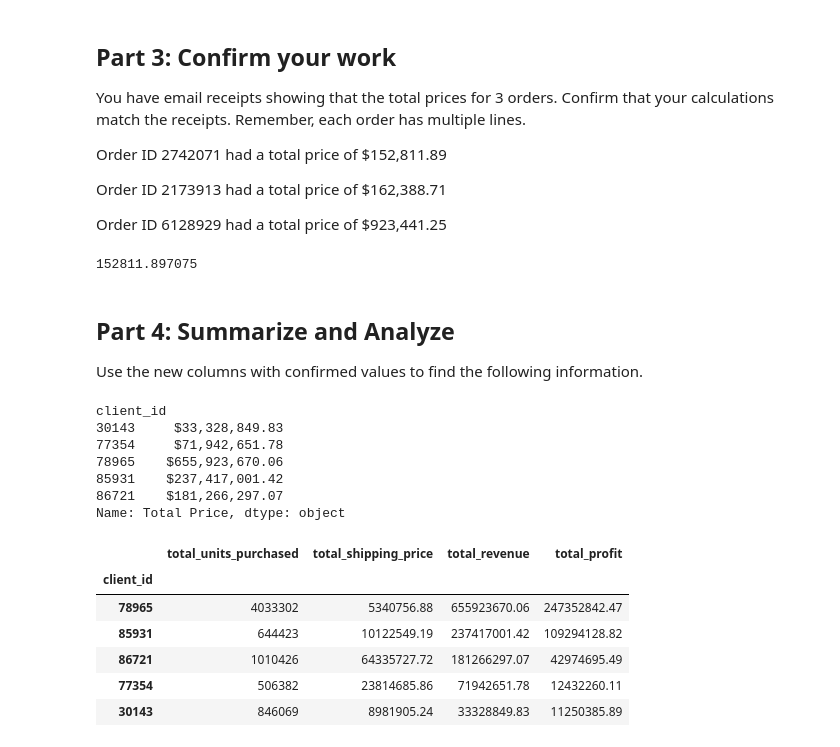
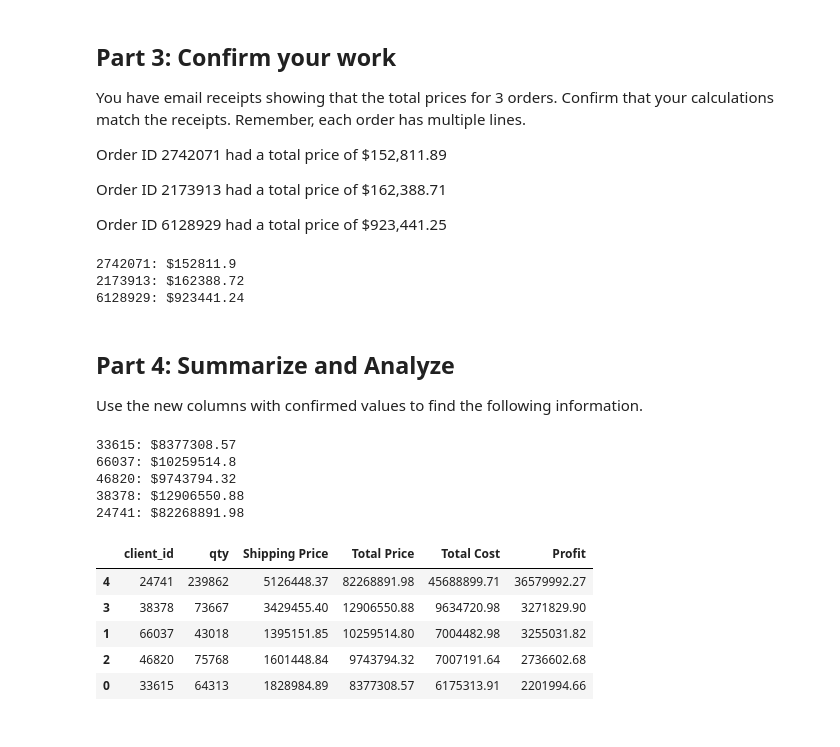
Before and after one commit to rwlankford/pandas-challenge-1, a Jupyter notebook: module_4_challenge.ipynb, the cells around one changed output. Saved outputs shown, nothing was run; the diff lists cells and outputs as text; code cells hidden in the pictures.

Commit message:
Add files via upload
Added the proper Top 5 Clients to Part 4

```diff
--- a/module_4_challenge.ipynb
+++ b/module_4_challenge.ipynb
@@ -7,7 +7,7 @@ import pandas as pd
 
 df = pd.read_csv('Resources/client_dataset.csv')
 
-pd.options.display.float_format = '{:.2f}'.format
+#pd.options.display.float_format = '{:.2f}'.format
 
 df.head()
 # %% [output]
@@ -210,11 +210,3 @@ df
 | 54637 | Wanda | Solomon | Toxicologist | (311)767-4924 | solomonwanda5962@ross.org | 24485 | 7592730 | 2023-01-18 | 3 | 2023 | ... |
 | 54638 | Dwayne | Bell | Chief Financial Officer | 606-619-7667x9508 | belld@galvan.com | 24007 | 7489403 | 2023-01-04 | 1 | 2023 | ... |
 54639 rows × 24 columns
-# %%
-# Clean data formats
-df['Shipping Price'] = df['Shipping Price'].astype(float)
-df['Total Price'] = df['Total Price'].astype(float)
-df['Total Cost'] = df['Total Cost'].astype(float)
-df['Profit'] = df['Profit'].astype(float)
-
-df
@@ -243,55 +221,51 @@ Order ID 2173913 had a total price of \$162,388.71
 Order ID 6128929 had a total price of \$923,441.25
 # %%
 # Check your work using the totals above
-#total_client_spend = df.loc[df['order_id'] == 2742071, 'Total Price'].sum()
-#total_client_spend
+confirm_ids = [2742071, 2173913, 6128929]
+
+def calc_confirm(order_id, column):
+    calc_df = df.loc[df['order_id'] == order_id, column]
+    return round(calc_df.sum(), 2)
+
+for order_id in confirm_ids:
+    print(f"{order_id}: ${calc_confirm(order_id, 'Total Price')}")
 # %% [output]
-152811.897075
+2742071: $152811.9
+2173913: $162388.72
+6128929: $923441.24
 # %% [markdown]
 ## Part 4: Summarize and Analyze
 Use the new columns with confirmed values to find the following information.
 # %%
 # How much did each of the top 5 clients by quantity spend? Check your work from Part 1 for client ids.
-sorted_qty_df = df.sort_values(by='qty', ascending=False)
-highest_qty_client_list = sorted_qty_df['client_id'].head(5).tolist()
+def client_spend(client_id, column):
+    clientid_df = df.loc[df['client_id'] == client_id, column]
+    return round(clientid_df.sum(), 2)
 
-client_spend = df[df['client_id'].apply(lambda x: x in highest_qty_client_list)].groupby('client_id')['Total Price'].sum()
-client_spend_currency = client_spend.map('${:,.2f}'.format)
-client_spend_currency
+for client_id in top_clients_list:
+    print(f"{client_id}: ${client_spend(client_id, 'Total Price')}")
 # %% [output]
-client_id
-30143     $33,328,849.83
-77354     $71,942,651.78
-78965    $655,923,670.06
-85931    $237,417,001.42
-86721    $181,266,297.07
-Name: Total Price, dtype: object
+33615: $8377308.57
+66037: $10259514.8
+46820: $9743794.32
+38378: $12906550.88
+24741: $82268891.98
 # %%
 # Create a summary DataFrame showing the totals for the for the top 5 clients with the following information:
 # total units purchased, total shipping price, total revenue, and total profit. Sort by total profit.
+client_dict = {'client_id' : top_clients_list}
+columns = ['qty', 'Shipping Price', 'Total Price', 'Total Cost', 'Profit']
+for clients in columns:
+    client_dict[clients] = [client_spend(client_id, clients) for client_id in top_clients_list]
 
-# Filter the DataFrame for the top 5 clients
-top_5_client_df = df[df['client_id'].apply(lambda x: x in highest_qty_client_list)]
-
-# Calculate total units purchased, total shipping price, total revenue, and total profit for each client
-client_totals = top_5_client_df.groupby('client_id').agg(
-    total_units_purchased=('qty', 'sum'),
-    total_shipping_price=('Shipping Price', 'sum'),
-    total_revenue=('Total Price', 'sum'),
-    total_profit=('Profit', 'sum')
-)
-
-# Sort the summary DataFrame by total profit
-summary_df = client_totals.sort_values(by='total_profit', ascending=False)
-
+summary_df = pd.DataFrame(client_dict).sort_values('Profit', ascending=False)
 summary_df
 # %% [output]
-|  | total_units_purchased | total_shipping_price | total_revenue | total_profit |
-| client_id |  |  |  |  |
-| 78965 | 4033302 | 5340756.88 | 655923670.06 | 247352842.47 |
-| 85931 | 644423 | 10122549.19 | 237417001.42 | 109294128.82 |
-| 86721 | 1010426 | 64335727.72 | 181266297.07 | 42974695.49 |
-| 77354 | 506382 | 23814685.86 | 71942651.78 | 12432260.11 |
-| 30143 | 846069 | 8981905.24 | 33328849.83 | 11250385.89 |
+|  | client_id | qty | Shipping Price | Total Price | Total Cost | Profit |
+| 4 | 24741 | 239862 | 5126448.37 | 82268891.98 | 45688899.71 | 36579992.27 |
+| 3 | 38378 | 73667 | 3429455.40 | 12906550.88 | 9634720.98 | 3271829.90 |
+| 1 | 66037 | 43018 | 1395151.85 | 10259514.80 | 7004482.98 | 3255031.82 |
+| 2 | 46820 | 75768 | 1601448.84 | 9743794.32 | 7007191.64 | 2736602.68 |
+| 0 | 33615 | 64313 | 1828984.89 | 8377308.57 | 6175313.91 | 2201994.66 |
 # %%
 # Format the data and rename the columns to names suitable for presentation. Currency should be in millions of dollars.
```
Also changed, not shown: parts of 4 cells of this notebook.
